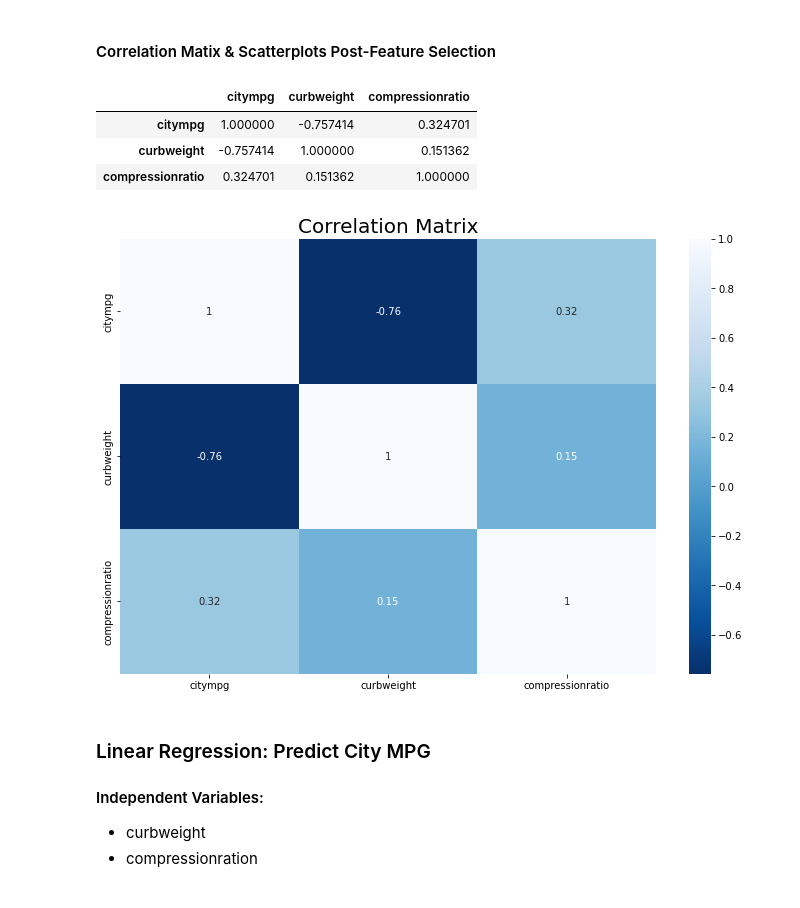
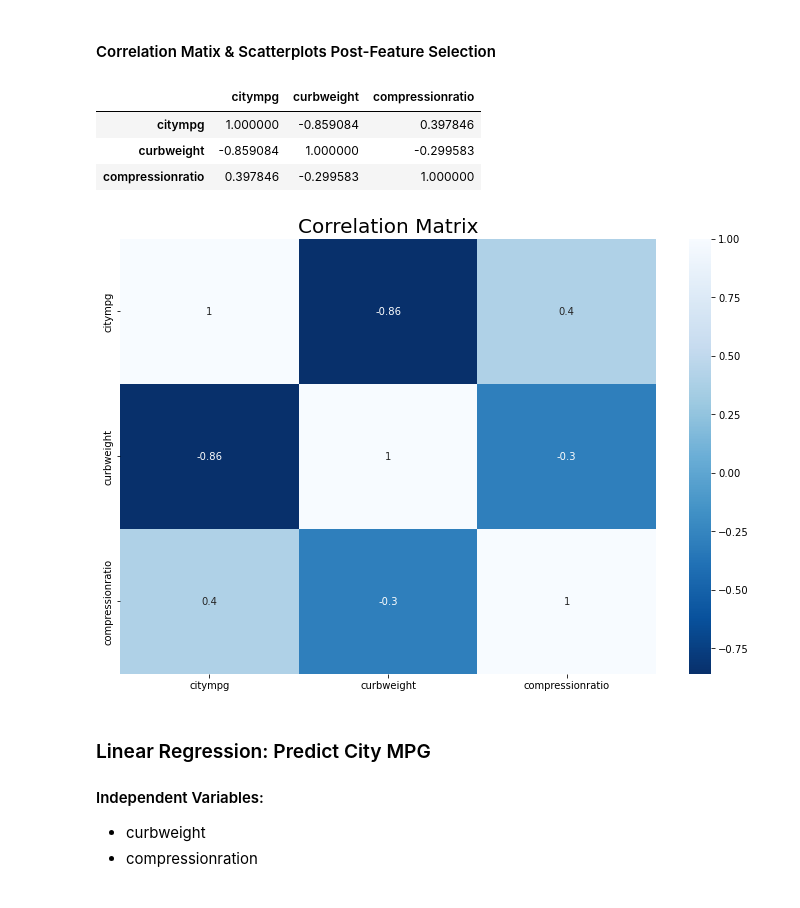
Before and after one commit to ShaneJett-DS/car_price_prediction, a Jupyter notebook: car_prediction.ipynb, the cells around one changed output. Drawn from its saved outputs; the diff is of its cells as text; code cells hidden in the pictures.

```diff
--- a/car_prediction.ipynb
+++ b/car_prediction.ipynb
@@ -235,9 +250,11 @@ plt.show()
 # %%
-model_data.loc[model_data["citympg"] > 45, :]
+outlier = model_data.loc[model_data["citympg"] > 45, :]
+outlier
 # %% [output]
 |  | citympg | curbweight | compressionratio |
 | 18 | 47 | 1488 | 9.5 |
 | 30 | 49 | 1713 | 9.6 |
 # %%
-model_data.loc[model_data["compressionratio"] > 11, :].shape
+outlier_1 = model_data.loc[model_data["compressionratio"] > 12, :]
+outlier_1.shape
 # %% [output]
@@ -246,0 +264,7 @@ model_data.loc[model_data["compressionratio"] > 11, :].shape
+# %%
+outlier_df = pd.concat([outlier, outlier_1])
+#outlier_df.shape
+
+
+model_data1 = model_data.drop(outlier_df.index)
+model_data1
@@ -248,26 +286,26 @@ model_data.loc[model_data["compressionratio"] > 11, :].shape
 #### Correlation Matix & Scatterplots Post-Feature Selection
 # %%
 
-model_corr = model_data.corr()
+model_corr = model_data1.corr()
 
 display(model_corr)
 
 fig, ax = plt.subplots(figsize=(12,8))
 sns.heatmap(model_corr, cmap="Blues_r", annot=True)
 plt.title("Correlation Matrix", fontsize=20)
 plt.show()
 
-display(px.scatter(model_data, x="compressionratio", y="curbweight", trendline="ols", title="Compression Ratio vs Curbweight"))
+display(px.scatter(model_data1, x="compressionratio", y="curbweight", trendline="ols", title="Compression Ratio vs Curbweight"))
 
-display(px.scatter(model_data, x="citympg", y="curbweight", trendline="ols", title="Curb Weight vs City MPG"))
+display(px.scatter(model_data1, x="citympg", y="curbweight", trendline="ols", title="Curb Weight vs City MPG"))
 
-display(px.scatter(model_data, x="citympg", y="curbweight", trendline="ols", title="Compression Ratio vs City MPG"))
+display(px.scatter(model_data1, x="citympg", y="curbweight", trendline="ols", title="Compression Ratio vs City MPG"))
 # %% [output]
 |  | citympg | curbweight | compressionratio |
-| citympg | 1.000000 | -0.757414 | 0.324701 |
-| curbweight | -0.757414 | 1.000000 | 0.151362 |
-| compressionratio | 0.324701 | 0.151362 | 1.000000 |
+| citympg | 1.000000 | -0.859084 | 0.397846 |
+| curbweight | -0.859084 | 1.000000 | -0.299583 |
+| compressionratio | 0.397846 | -0.299583 | 1.000000 |
-[figure, old version]
+[figure, new version]
 # %% [markdown]
 ### Linear Regression: Predict City MPG
 #### Independent Variables:
```
Also changed, not shown: parts of 16 cells of this notebook.
